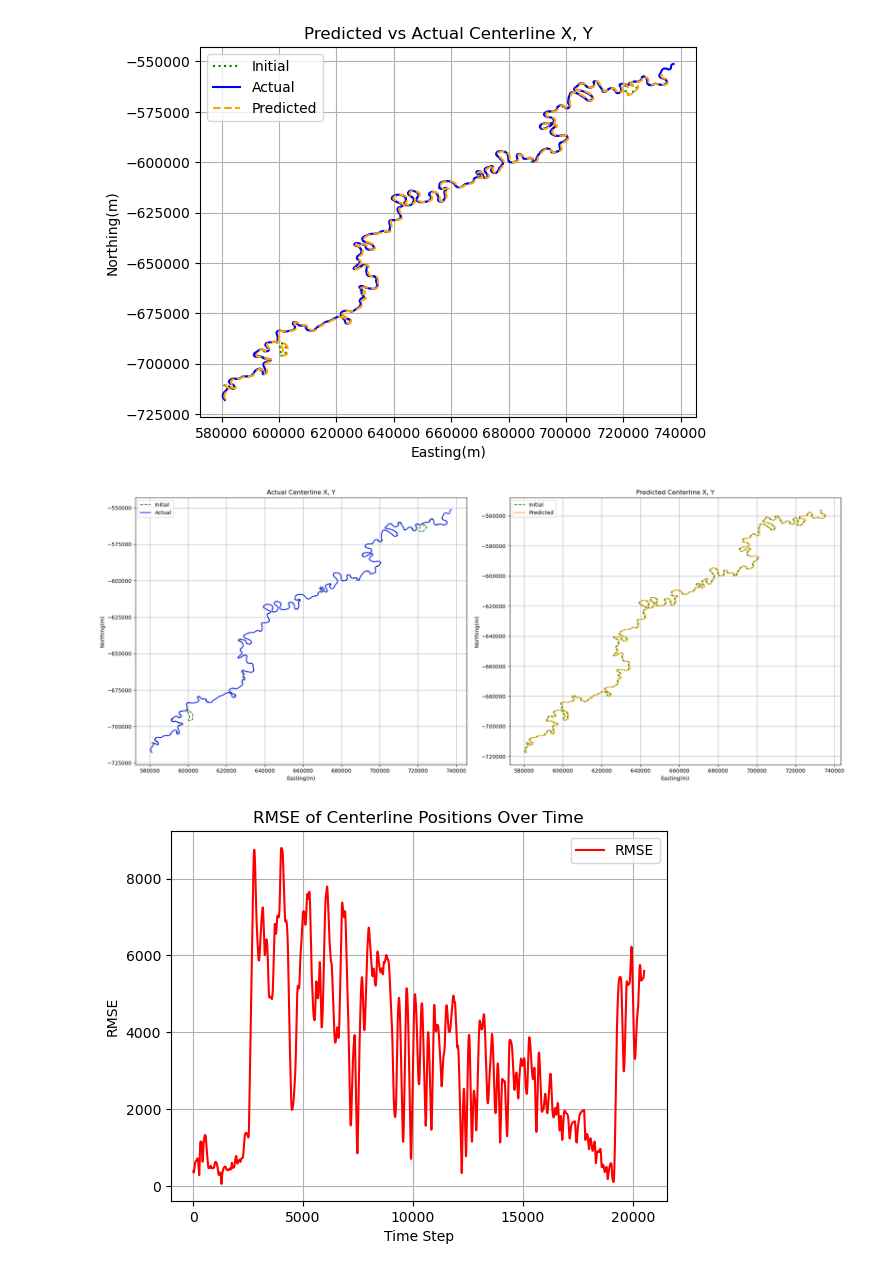
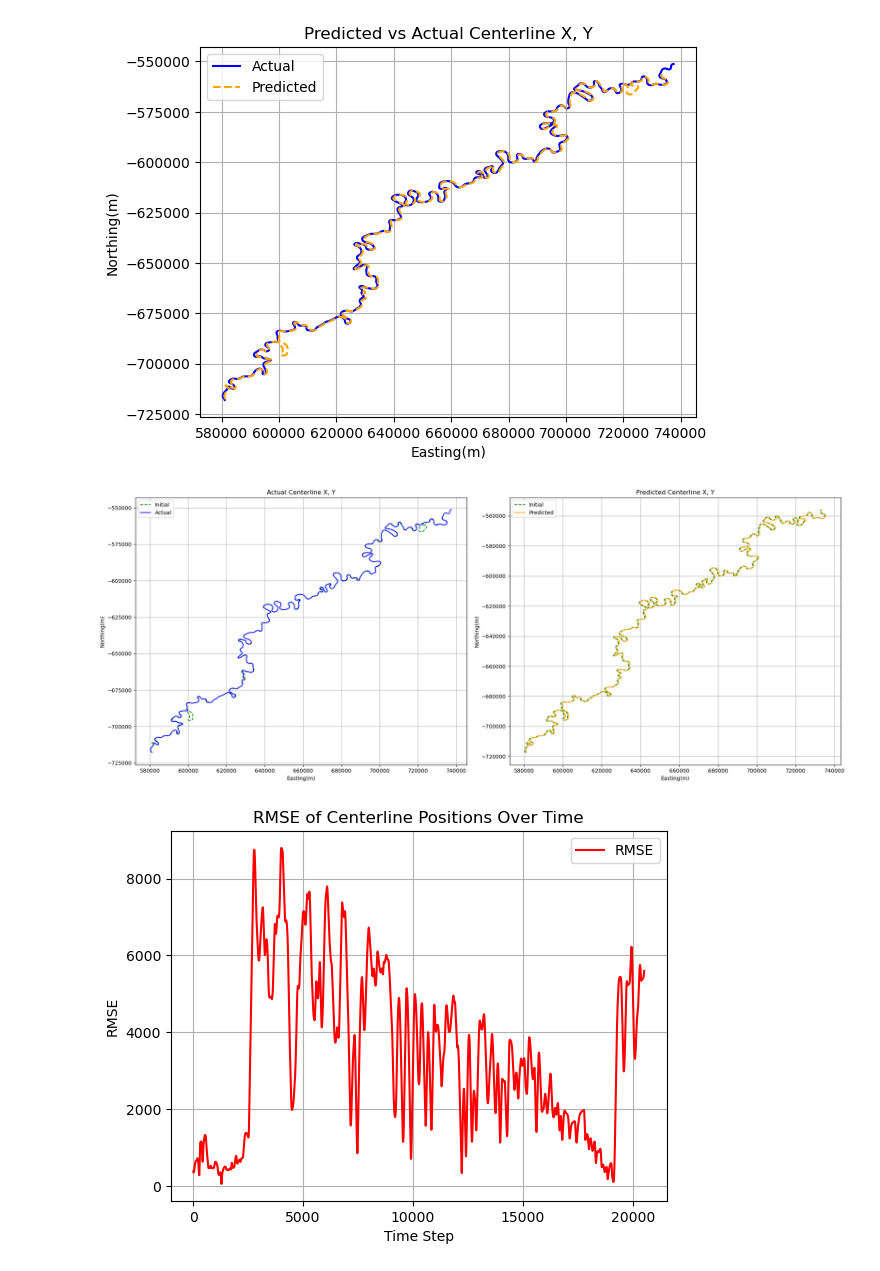
Before and after one commit to Mr-Moody/River-Modelling, a Jupyter notebook: prediction_analysis.ipynb, the cells around one changed output. Drawn from its saved outputs; the diff is of its cells as text; code cells hidden in the pictures.

```diff
--- a/prediction_analysis.ipynb
+++ b/prediction_analysis.ipynb
@@ -32,39 +32,39 @@ initial_data = df_initial[['centerline_x','centerline_y']].to_numpy()  # [file:1
 # %%
 # Plot predicted vs actual
 plt.figure()
-plt.plot(initial_data[:, 0], initial_data[:, 1], label='Initial', color='green', linestyle=':')
+# plt.plot(initial_data[:, 0], initial_data[:, 1], label='Initial', color='green', linestyle=':')
 plt.plot(actual_data[:, 0], actual_data[:, 1], label='Actual', color='blue')
 plt.plot(predicted_data[:, 0], predicted_data[:, 1], label='Predicted', color='orange', linestyle='--')
 plt.xlabel('Easting(m)')
 plt.ylabel('Northing(m)')
 plt.title('Predicted vs Actual Centerline X, Y')
 plt.legend()
 plt.grid()
 plt.show()
 
 # Plotting each separately
 fig, (ax1, ax2) = plt.subplots(1, 2, figsize=(20, 8))
 
 ax1.plot(initial_data[:, 0], initial_data[:, 1], label='Initial', color='green', linestyle='--')
 ax1.plot(actual_data[:, 0], actual_data[:, 1], label='Actual', color='blue')
 ax1.set_xlabel('Easting(m)')
 ax1.set_ylabel('Northing(m)')
 ax1.set_title('Actual Centerline X, Y')
 ax1.legend()
 ax1.grid()
 
 ax2.plot(initial_data[:, 0], initial_data[:, 1], label='Initial', color='green', linestyle='--')
 ax2.plot(predicted_data[:, 0], predicted_data[:, 1], label='Predicted', color='orange')
 ax2.set_xlabel('Easting(m)')
 ax2.set_ylabel('Northing(m)')
 ax2.set_title('Predicted Centerline X, Y')
 ax2.legend()
 ax2.grid()
 
 plt.tight_layout()
 plt.show()
 # %% [output]
-[figure, old version]
+[figure, new version]
 [figure]
 # %%
 # Calculate RMSE for centerline positions (X and Y) over time
```
Also changed, not shown: parts of 4 cells of this notebook.
